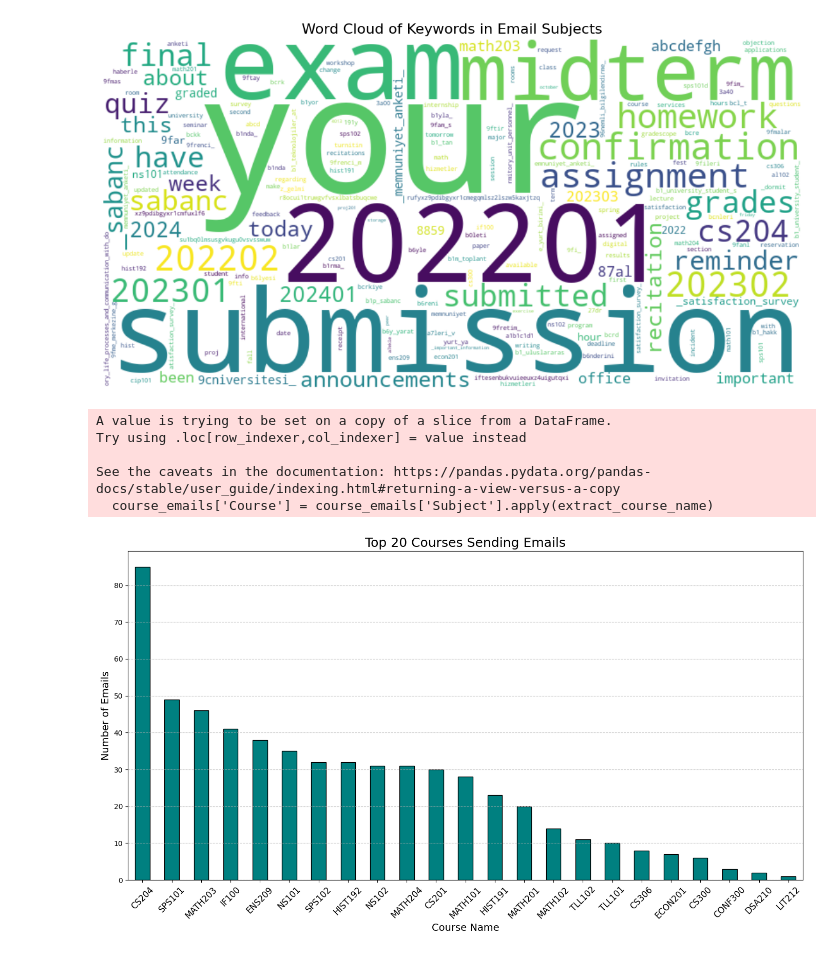
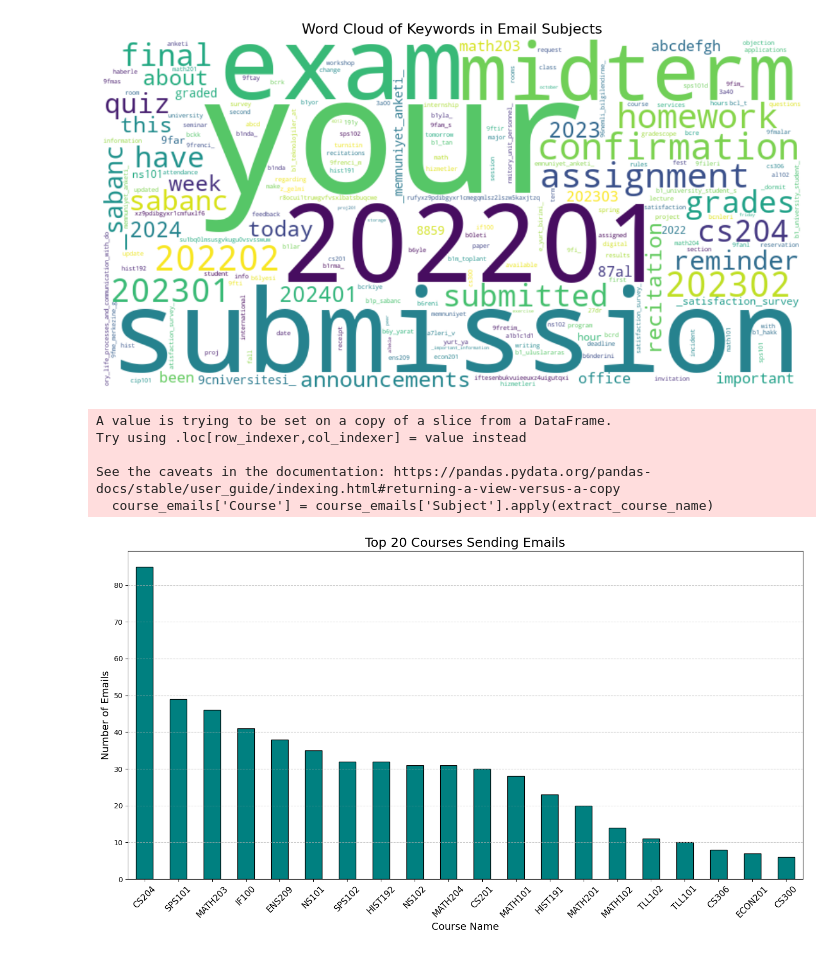
Before and after one commit to satehsalem52/DSA210-Project-, a Jupyter notebook: src/parcing_mbox.ipynb, the cells around one changed output. Drawn from its saved outputs; the diff is of its cells as text; code cells hidden in the pictures.

```diff
--- a/src/parcing_mbox.ipynb
+++ b/src/parcing_mbox.ipynb
@@ -361,32 +361,32 @@ if {'Subject', 'Email'}.issubset(email_data.columns):
             match = re.match(r'^[A-Z]{2,4}\d{3}', subject)
             if match:
                 return match.group(0)
         return None
 
     course_emails['Course'] = course_emails['Subject'].apply(extract_course_name)
 
     # Filter out rows without valid course codes
     course_emails = course_emails.dropna(subset=['Course'])
 
     # Count the top 20 most frequent courses
-    top_courses = course_emails['Course'].value_counts().head(50)
+    top_courses = course_emails['Course'].value_counts().head(20)
 
     # Plot a bar chart
     plt.figure(figsize=(14, 8))  # Increased figure size for better visualization
     top_courses.plot(kind='bar', color='teal', edgecolor='black')
     plt.title('Top 20 Courses Sending Emails', fontsize=18)
     plt.xlabel('Course Name', fontsize=14)
     plt.ylabel('Number of Emails', fontsize=14)
     plt.xticks(rotation=45, fontsize=12)
     plt.grid(axis='y', linestyle='--', alpha=0.7)
     plt.tight_layout()
     plt.show()
 else:
     print("Error: The 'Subject' or 'Email' column is missing.")
 # %% [output]
 A value is trying to be set on a copy of a slice from a DataFrame.
 Try using .loc[row_indexer,col_indexer] = value instead
 
 See the caveats in the documentation: https://pandas.pydata.org/pandas-docs/stable/user_guide/indexing.html#returning-a-view-versus-a-copy
   course_emails['Course'] = course_emails['Subject'].apply(extract_course_name)
-[figure, old version]
+[figure, new version]
```
